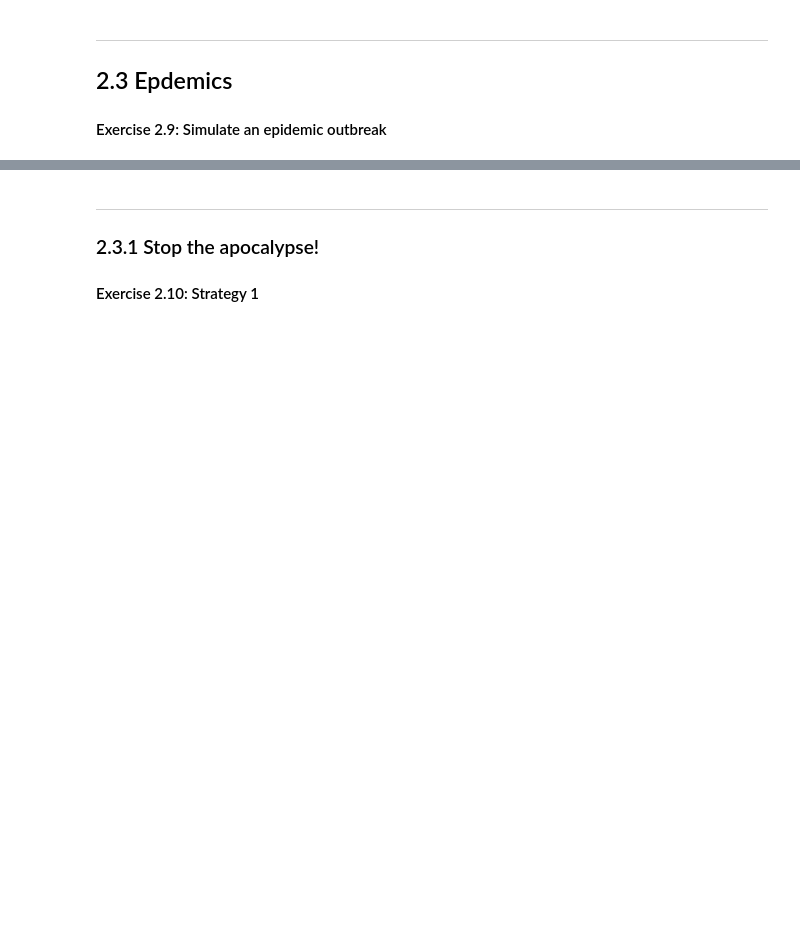
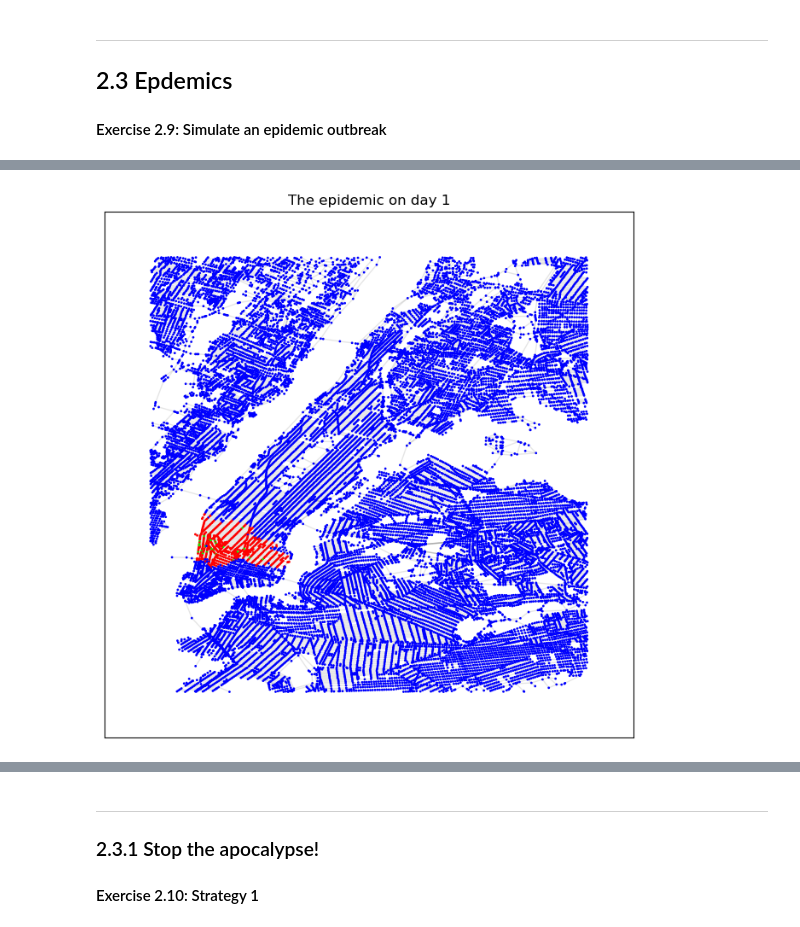
Before and after one commit to ewaMiazga/InternetAnalytics-2023, a Jupyter notebook: assignment2/ix-lab2-notebook-part3.ipynb, the cells around one changed output, grey strips where cells are left out. Cells and saved outputs as stored; diff of their text form; code cells hidden in the pictures; blank space fills up the shorter version.

```diff
--- a/assignment2/ix-lab2-notebook-part3.ipynb
+++ b/assignment2/ix-lab2-notebook-part3.ipynb
@@ -77,0 +145,27 @@ for node in G.nodes():
+# %%
+def status_at_time(graph, sir, t):
+    node_status = []
+    for node in graph.nodes():
+        node_status.append(sir.get_node_status(node, t))
+    return node_status
+# %%
+# use coordinates to visualize graph
+#nodelist=nodes, plt.colorbar(nc) plt.axis('off')
+
+positions = nx.get_node_attributes(G, 'coordinates')
+status = status_at_time(G, sir, 1)
+
+#nx.draw_networkx(G, pos=positions, node_size= 1, with_labels=False, node_color = status_at_time(G, sir, 20))
+
+#plt.figure(figsize=(10,12),  dpi=100)
+
+# define color map. s = green, i = red, r = blue
+# color_map = ['green' if elem == 0 else 'red' if  elem == 1 else 'blue' for elem in status]
+fig, ax = plt.subplots(figsize=(8,8))
+ax = nx.draw_networkx_nodes(G, positions,G.nodes, node_color=status, node_size=1, label=status, cmap='brg')
+ax = nx.draw_networkx_edges(G,positions,  alpha=0.2, edge_color= 'grey')
+# ax.legend()
+plt.title('The epidemic on day 1')
+plt.show()
+# %% [output]
+[figure, added]
```
Also changed, not shown: parts of 24 cells of this notebook.
